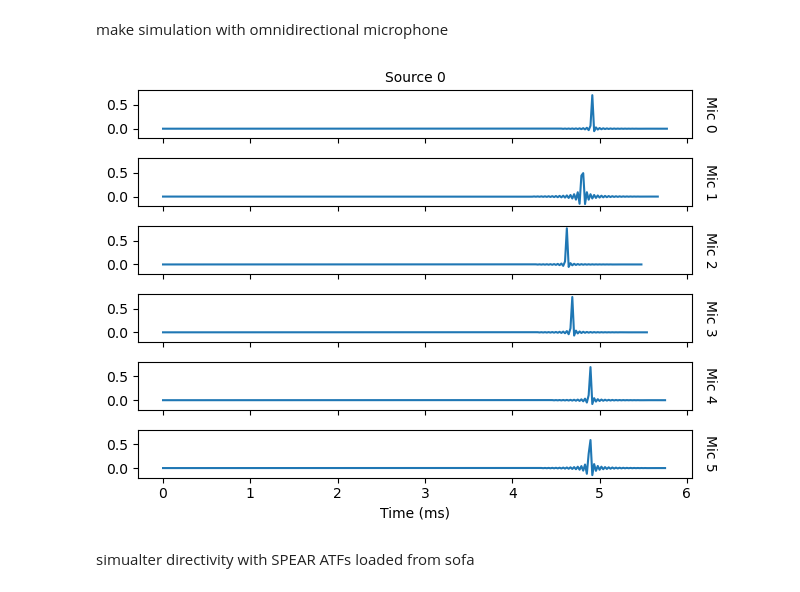
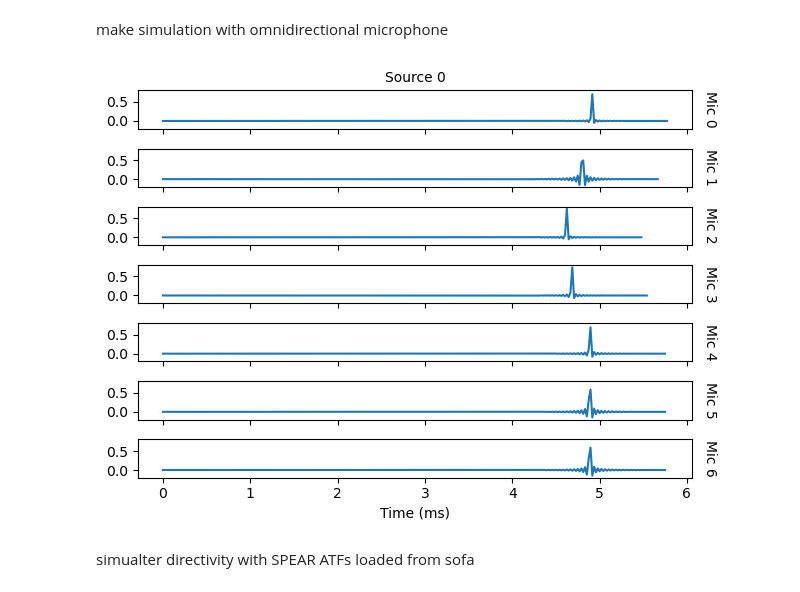
Before and after one commit to Chutlhu/shamans, a Jupyter notebook: shamans/spear_atf_to_pra_dir.ipynb, the cells around one changed output. Drawn from its saved outputs; the diff is of its cells as text; code cells hidden in the pictures.

```diff
--- a/shamans/spear_atf_to_pra_dir.ipynb
+++ b/shamans/spear_atf_to_pra_dir.ipynb
@@ -260,30 +257,31 @@ make simulation with omnidirectional microphone
 # %%
 room = pra.ShoeBox(
     p=[5, 4, 3],
     materials=pra.Material(energy_absorption),
     fs=fs,
     max_order=max_order,
 )
 
 
 room.add_microphone(array_center)
 room.add_microphone(array_center + mic_pos_easycom[:,0])
 room.add_microphone(array_center + mic_pos_easycom[:,1])
 room.add_microphone(array_center + mic_pos_easycom[:,2])
 room.add_microphone(array_center + mic_pos_easycom[:,3])
 room.add_microphone(array_center + mic_pos_easycom[:,4])
+room.add_microphone(array_center + mic_pos_easycom[:,5])
 
 
 room.add_source(src_pos)
 
 room.compute_rir()
 
 rirs_free = room.rir
 
 room.plot_rir()
 plt.show()
 # %% [output]
-[figure, old version]
+[figure, new version]
 # %% [markdown]
 simualter directivity with SPEAR ATFs loaded from sofa
 # %%
```
Also changed, not shown: parts of 6 cells of this notebook, 5 other files.
